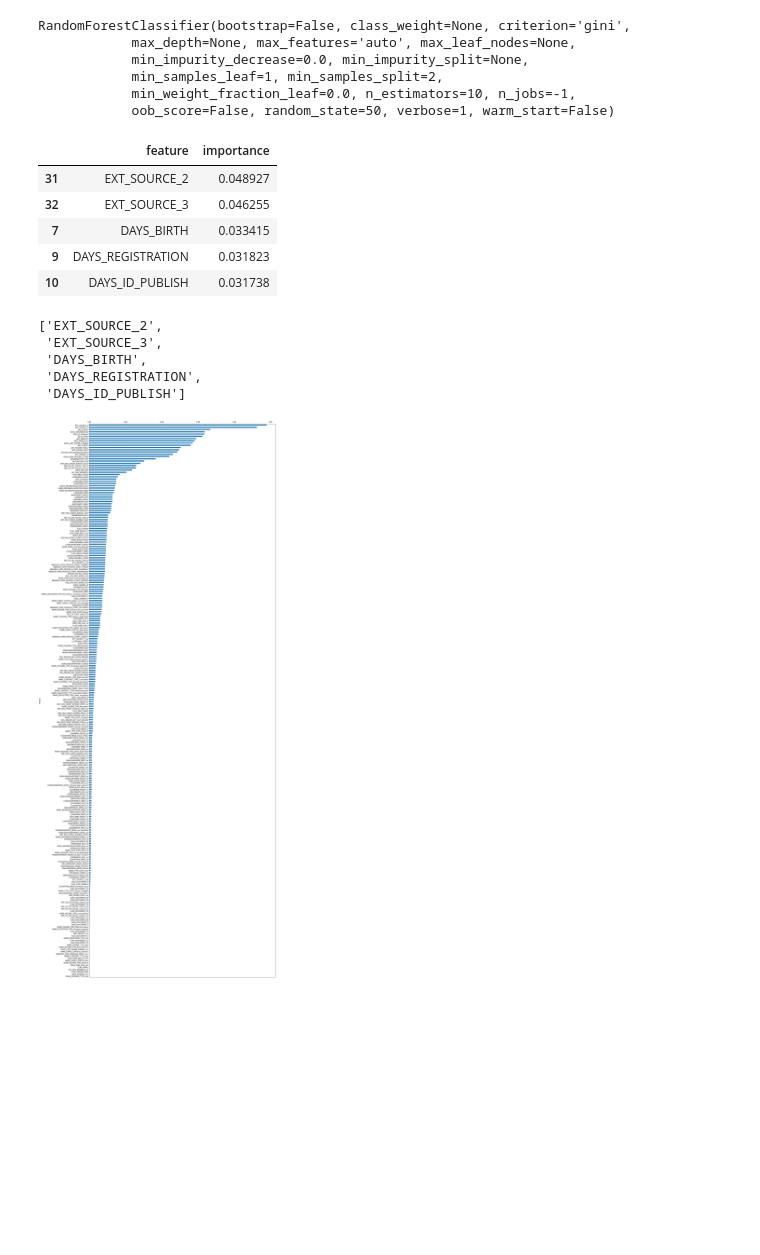
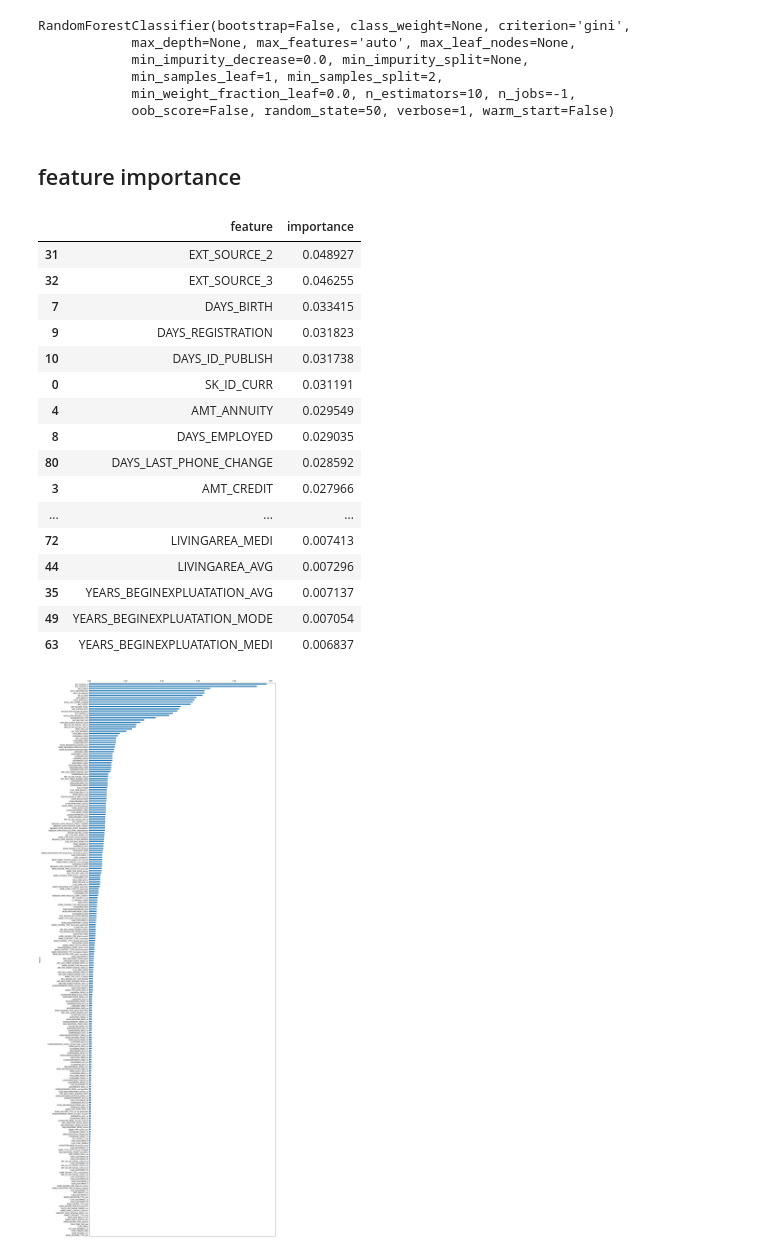
Before and after one commit to KienVu2368/tabint, a Jupyter notebook: nbs/home_credit.ipynb, the cells around one changed output. Drawn from its saved outputs; the diff is of its cells as text; code cells hidden in the pictures; blank space fills up the shorter version.

```diff
--- a/nbs/home_credit.ipynb
+++ b/nbs/home_credit.ipynb
@@ -256,2 +251,2 @@ def aggreate(df, params, by_col):
 # %%
-bureau_proc_agg = aggreate(bureau_proc, agg_params, 'SK_ID_CURR')
+br_agg = aggreate(bureau_proc, agg_params, 'SK_ID_CURR')
@@ -276,0 +253,3 @@ bureau_proc.head()
+# %%
+#join back
+x_train = x_train.merge(br_agg, how='left', on='SK_ID_CURR')
@@ -276,0 +279,12 @@ bureau_proc.head()
+# %%
+active = bureau_proc[bureau_proc['CREDIT_ACTIVE_Active'] == 1]
+active_agg = aggreate(active, agg_params, 'SK_ID_CURR', 'ACTIVE')
+x_train = x_train.merge(active_agg, how='left', on='SK_ID_CURR')
+del active, active_agg
+gc.collect()
+# %%
+close = bureau_proc[bureau_proc['CREDIT_ACTIVE_Closed'] == 1]
+close_agg = aggreate(close, agg_params, 'SK_ID_CURR', 'CLOSED')
+x_train = x_train.merge(close_agg, how='left', on='SK_ID_CURR')
+del close, close_agg
+gc.collect()
@@ -332,6 +400,8 @@ RandomForestClassifier(bootstrap=False, class_weight=None, criterion='gini',
             min_samples_leaf=1, min_samples_split=2,
             min_weight_fraction_leaf=0.0, n_estimators=10, n_jobs=-1,
             oob_score=False, random_state=50, verbose=1, warm_start=False)
+# %% [markdown]
+## feature importance
 # %%
 # Extract feature importances
 feature_importance_values = random_forest.feature_importances_
@@ -339,19 +409,22 @@ feature_importances = pd.DataFrame({'feature': x_train.columns, 'importance': fe
 # %%
 importance = importance.from_df(feature_importances)
 # %%
-importance[:5]
+importance[:30]
 # %% [output]
 |  | feature | importance |
 | 31 | EXT_SOURCE_2 | 0.048927 |
 | 32 | EXT_SOURCE_3 | 0.046255 |
 | 7 | DAYS_BIRTH | 0.033415 |
 | 9 | DAYS_REGISTRATION | 0.031823 |
 | 10 | DAYS_ID_PUBLISH | 0.031738 |
+| 0 | SK_ID_CURR | 0.031191 |
+| 4 | AMT_ANNUITY | 0.029549 |
+| 8 | DAYS_EMPLOYED | 0.029035 |
+| 80 | DAYS_LAST_PHONE_CHANGE | 0.028592 |
+| 3 | AMT_CREDIT | 0.027966 |
+| ... | ... | ... |
+| 72 | LIVINGAREA_MEDI | 0.007413 |
+| 44 | LIVINGAREA_AVG | 0.007296 |
+| 35 | YEARS_BEGINEXPLUATATION_AVG | 0.007137 |
+| 49 | YEARS_BEGINEXPLUATATION_MODE | 0.007054 |
+| 63 | YEARS_BEGINEXPLUATATION_MEDI | 0.006837 |
-# %%
-importance.top(5)
-# %% [output]
-['EXT_SOURCE_2',
- 'EXT_SOURCE_3',
- 'DAYS_BIRTH',
- 'DAYS_REGISTRATION',
- 'DAYS_ID_PUBLISH']
```
Also changed, not shown: parts of 36 cells of this notebook, 2 other files.
